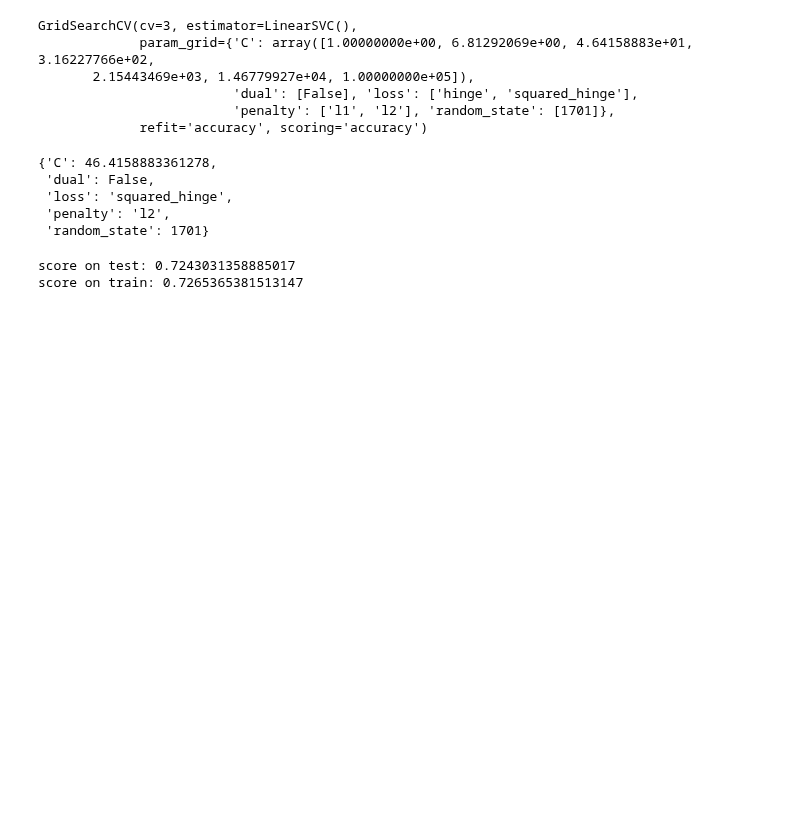
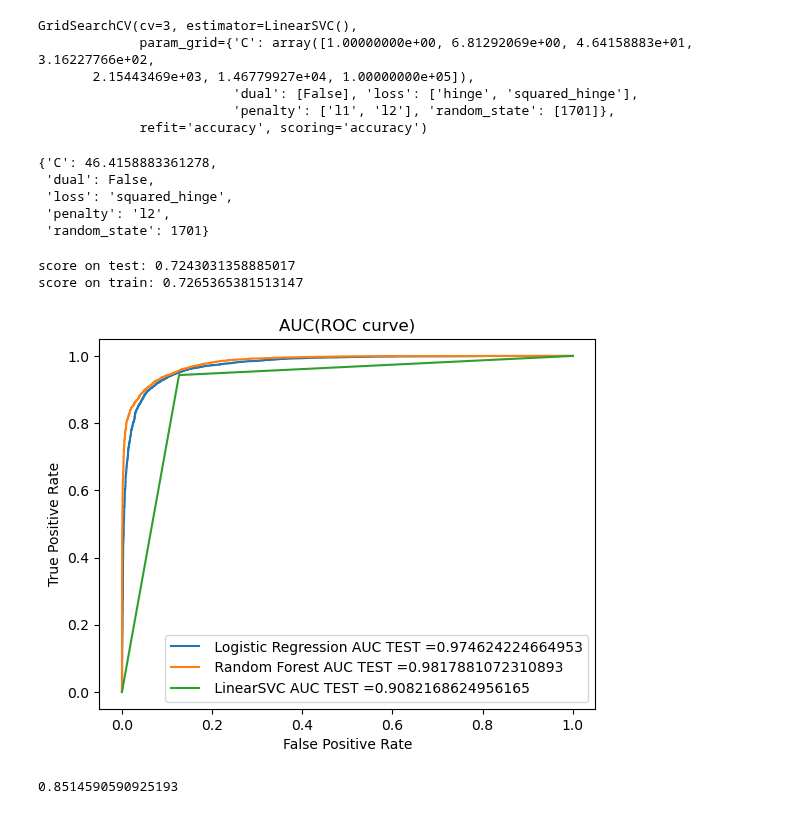
Before and after one commit to Noob1701/Springboard, a Jupyter notebook: Fake News Modelling.ipynb, the cells around one changed output. Cells and saved outputs as stored; diff of their text form; code cells hidden in the pictures; blank space fills up the shorter version.

```diff
--- a/Fake News Modelling.ipynb
+++ b/Fake News Modelling.ipynb
@@ -737,3 +775,18 @@ score on test: 0.7243031358885017
 score on train: 0.7265365381513147
 # %%
 '''as expected'''
+# %%
+plt.plot(fpr_lr, tpr_lr, label=" Logistic Regression AUC TEST ="+str(auc(fpr_lr, tpr_lr)))
+plt.plot(fpr_rf, tpr_rf, label=" Random Forest AUC TEST ="+str(auc(fpr_rf, tpr_rf)))
+plt.plot(fpr_svm, tpr_svm, label=" LinearSVC AUC TEST ="+str(auc(test_fpr, test_tpr)))
+plt.legend()
+plt.xlabel("False Positive Rate")
+plt.ylabel("True Positive Rate")
+plt.title("AUC(ROC curve)")
+plt.show()
+# %% [output]
+[figure, added]
+# %%
+max(tpr_rf-fpr_rf)
+# %% [output]
+0.8514590590925193
```
Also changed, not shown: parts of 6 cells of this notebook.
